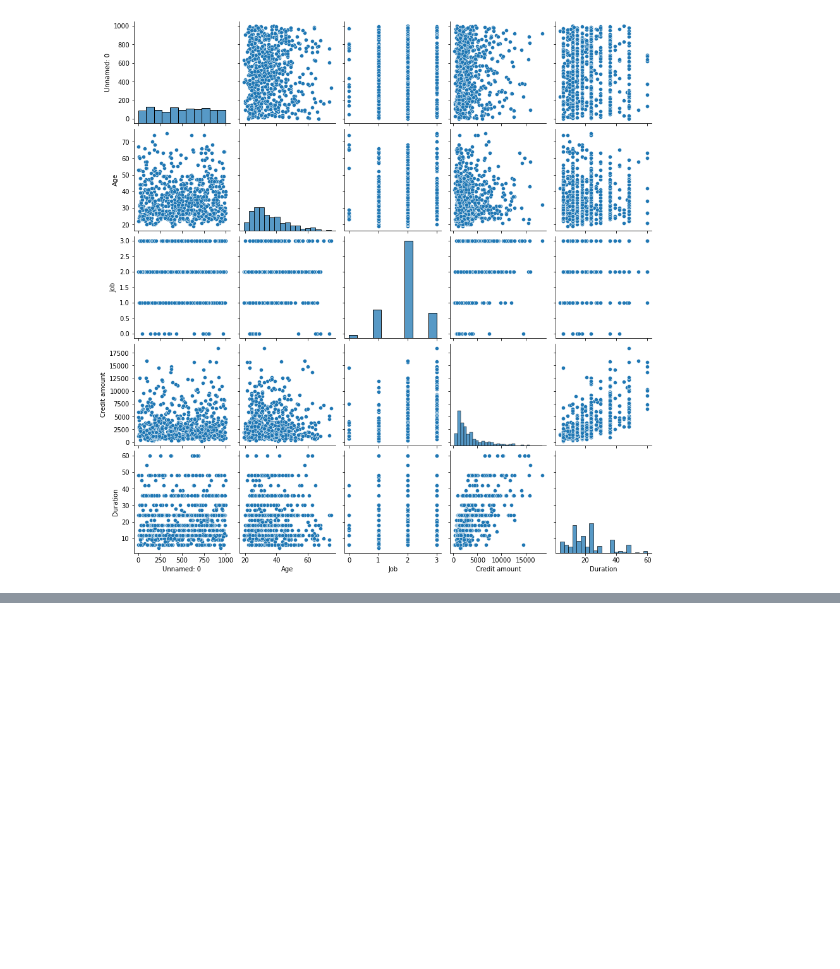
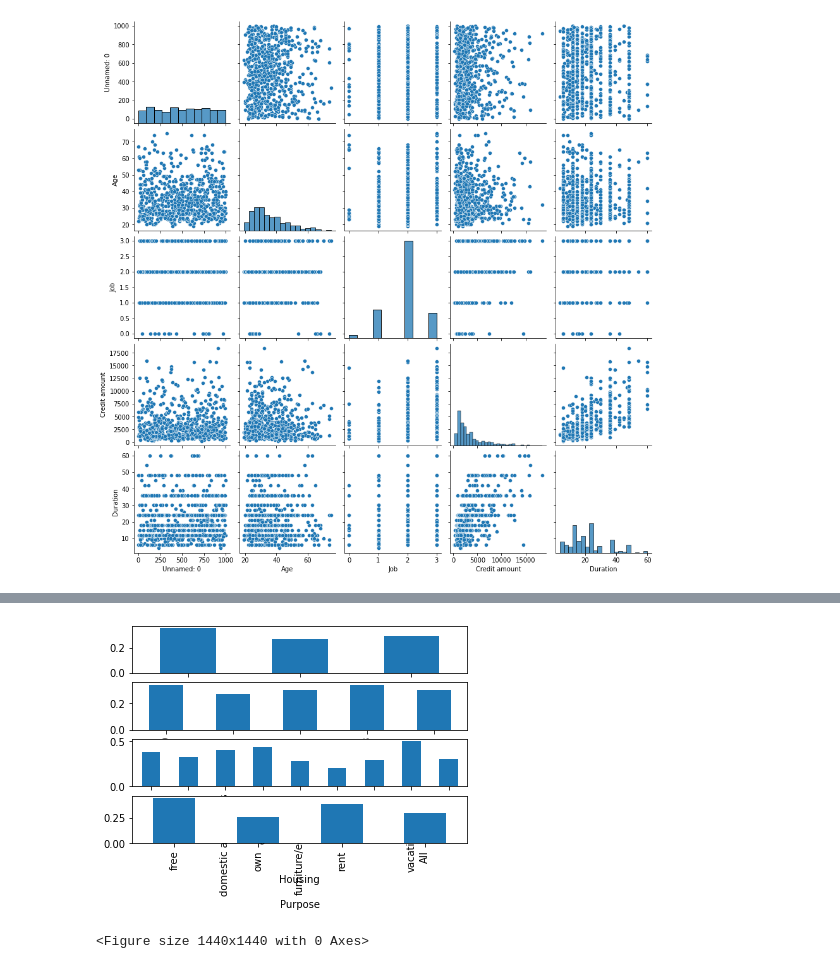
Before and after one commit to GabrielUSAIA/credit_model, a Jupyter notebook: notebooks/Model_1.ipynb, the cells around one changed output, grey strips where cells are left out. Saved outputs shown, nothing was run; the diff lists cells and outputs as text; code cells hidden in the pictures; blank space fills up the shorter version.

```diff
--- a/notebooks/Model_1.ipynb
+++ b/notebooks/Model_1.ipynb
@@ -44,0 +73,11 @@ sns.countplot(x=)
+# %%
+columns = ['Sex','Job','Purpose','Housing']
+fig, ax = plt.subplots(len(columns),)
+plt.figure(figsize=(20,20))
+for i, c in enumerate(columns):
+    tabla = pd.crosstab(index=train['Risk'], columns=train[c], margins=True)
+    tab = tabla.loc["bad", :]/tabla.loc["All", :]
+    tab.plot(ax=ax[i], kind='bar', figure=fig)
+# %% [output]
+[figure, added]
+<Figure size 1440x1440 with 0 Axes>
```
Also changed, not shown: parts of 17 cells of this notebook.
